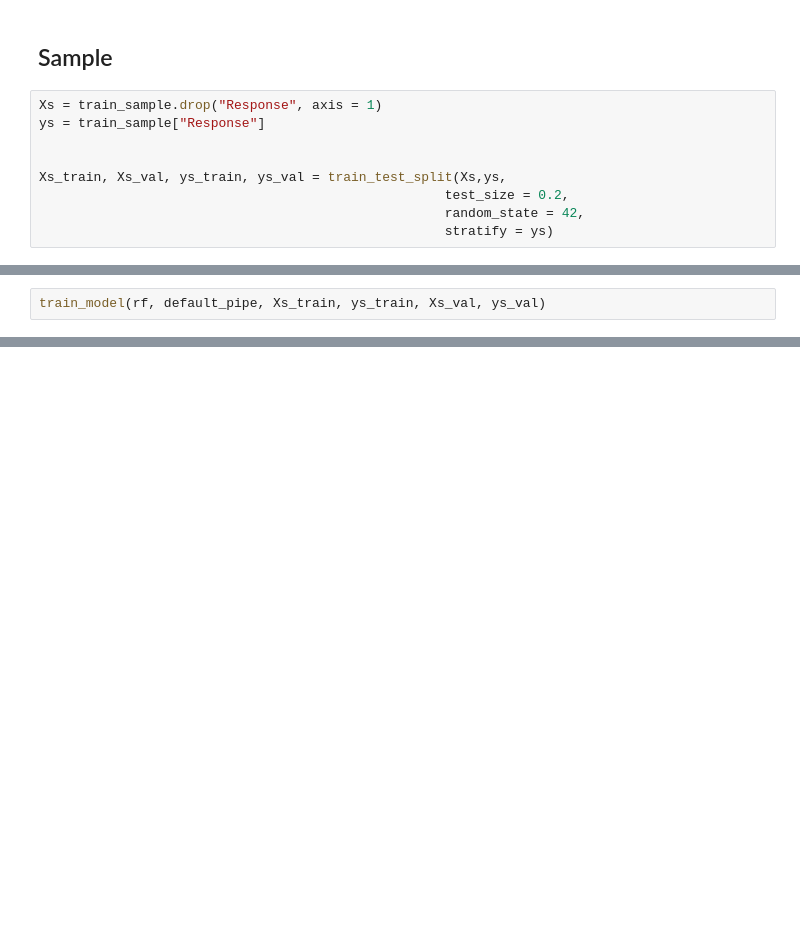
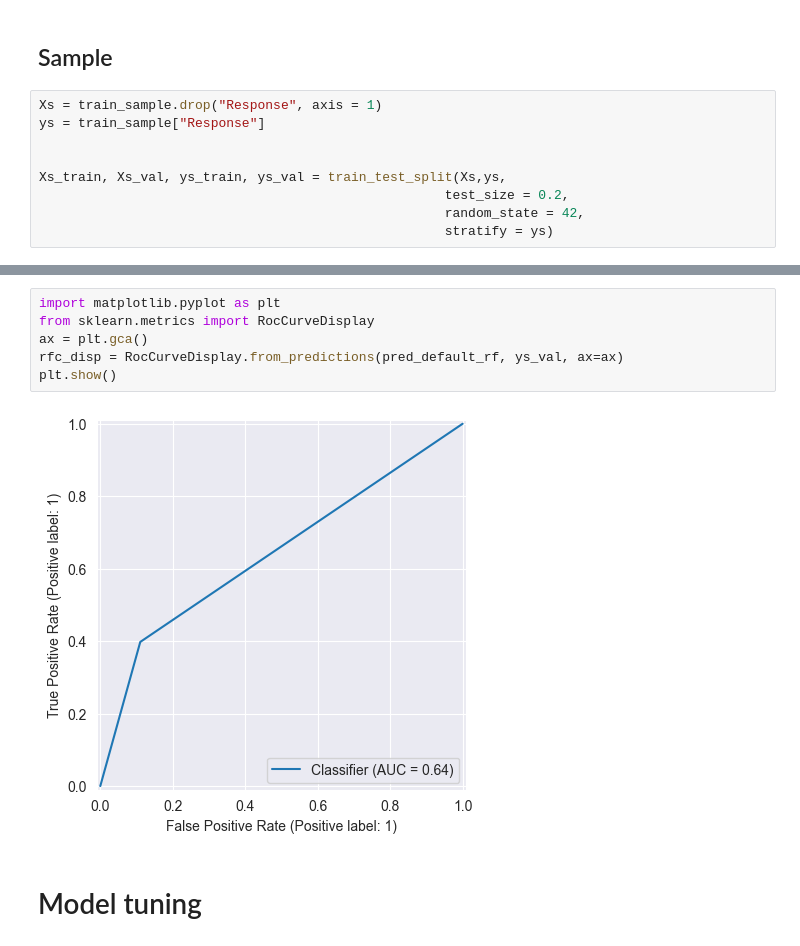
Before and after one commit to jzheng1995/Insurance-Cross-Sell, a Jupyter notebook: data/ISC_RF_tuning.ipynb, the cells around one changed output, grey strips where cells are left out. Cells and saved outputs as stored; diff of their text form; blank space fills up the shorter version.

```diff
--- a/data/ISC_RF_tuning.ipynb
+++ b/data/ISC_RF_tuning.ipynb
@@ -256,2 +269,0 @@ def train_model(clf,preprocess, x_train,y_train,x_test,y_test):
-# %%
-train_model(rf, default_pipe, Xs_train, ys_train, Xs_val, ys_val)
@@ -263,0 +310,10 @@ train_model(rf, default_pipe, Xs_train, ys_train, Xs_val, ys_val)
+# %%
+import matplotlib.pyplot as plt
+from sklearn.metrics import RocCurveDisplay
+ax = plt.gca()
+rfc_disp = RocCurveDisplay.from_predictions(pred_default_rf, ys_val, ax=ax)
+plt.show()
+# %% [output]
+[figure, added]
+# %% [markdown]
+# Model tuning
```
Also changed, not shown: parts of 42 cells of this notebook, 7 other files.
